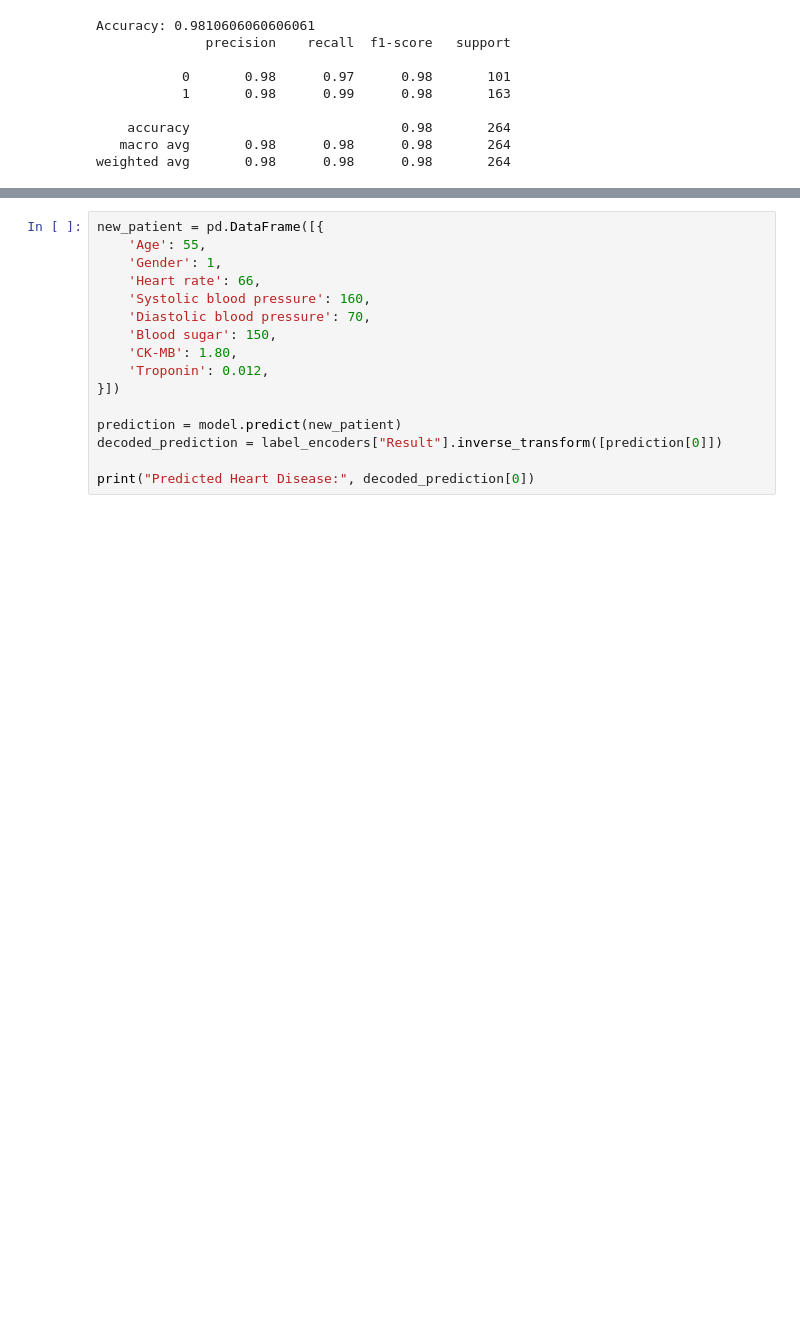
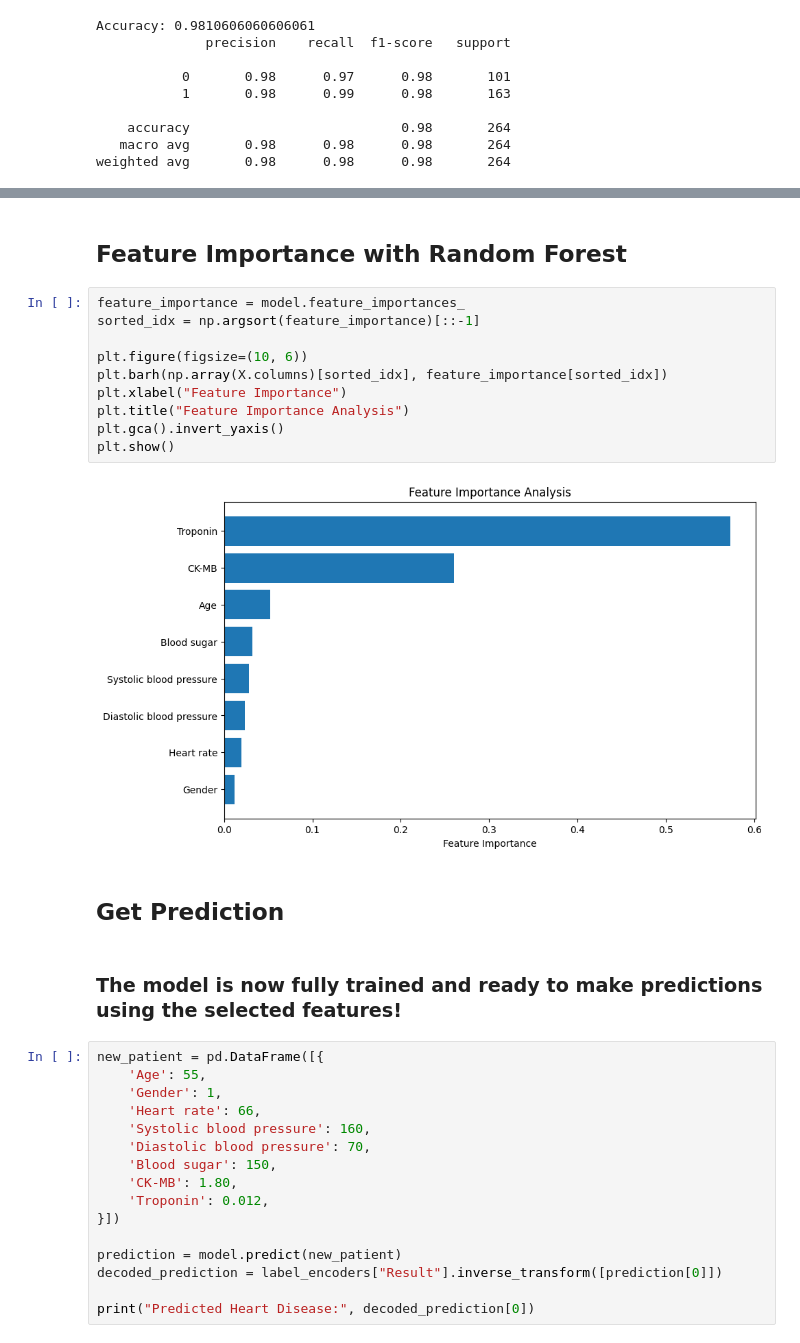
Before and after one commit to Md-Yasin-Arafat/eda-ml-workflow-, a Jupyter notebook: heart-disease-prediction.ipynb, the cells around one changed output, grey strips where cells are left out. Saved outputs shown, nothing was run; the diff lists cells and outputs as text; blank space fills up the shorter version.

```diff
--- a/heart-disease-prediction.ipynb
+++ b/heart-disease-prediction.ipynb
@@ -168,3 +238,21 @@ weighted avg       0.98      0.98      0.98       264
+# %% [markdown]
+## Feature Importance with Random Forest
+# %%
+feature_importance = model.feature_importances_
+sorted_idx = np.argsort(feature_importance)[::-1]
+
+plt.figure(figsize=(10, 6))
+plt.barh(np.array(X.columns)[sorted_idx], feature_importance[sorted_idx])
+plt.xlabel("Feature Importance")
+plt.title("Feature Importance Analysis")
+plt.gca().invert_yaxis()
+plt.show()
+# %% [output]
+[figure, added]
+# %% [markdown]
+## Get Prediction
+# %% [markdown]
+### The model is now fully trained and ready to make predictions using the selected features!
 # %%
 new_patient = pd.DataFrame([{
     'Age': 55,
```
Also changed, not shown: parts of 22 cells of this notebook.
